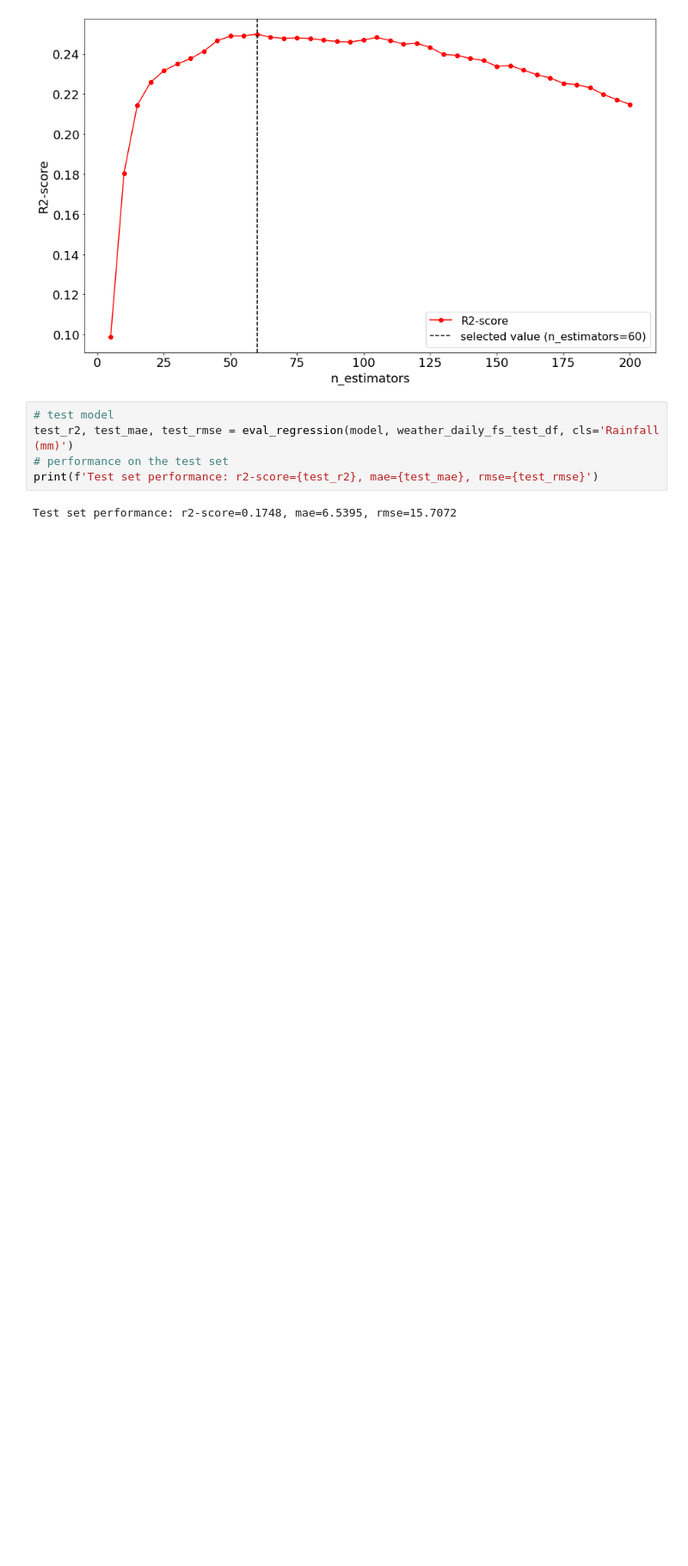
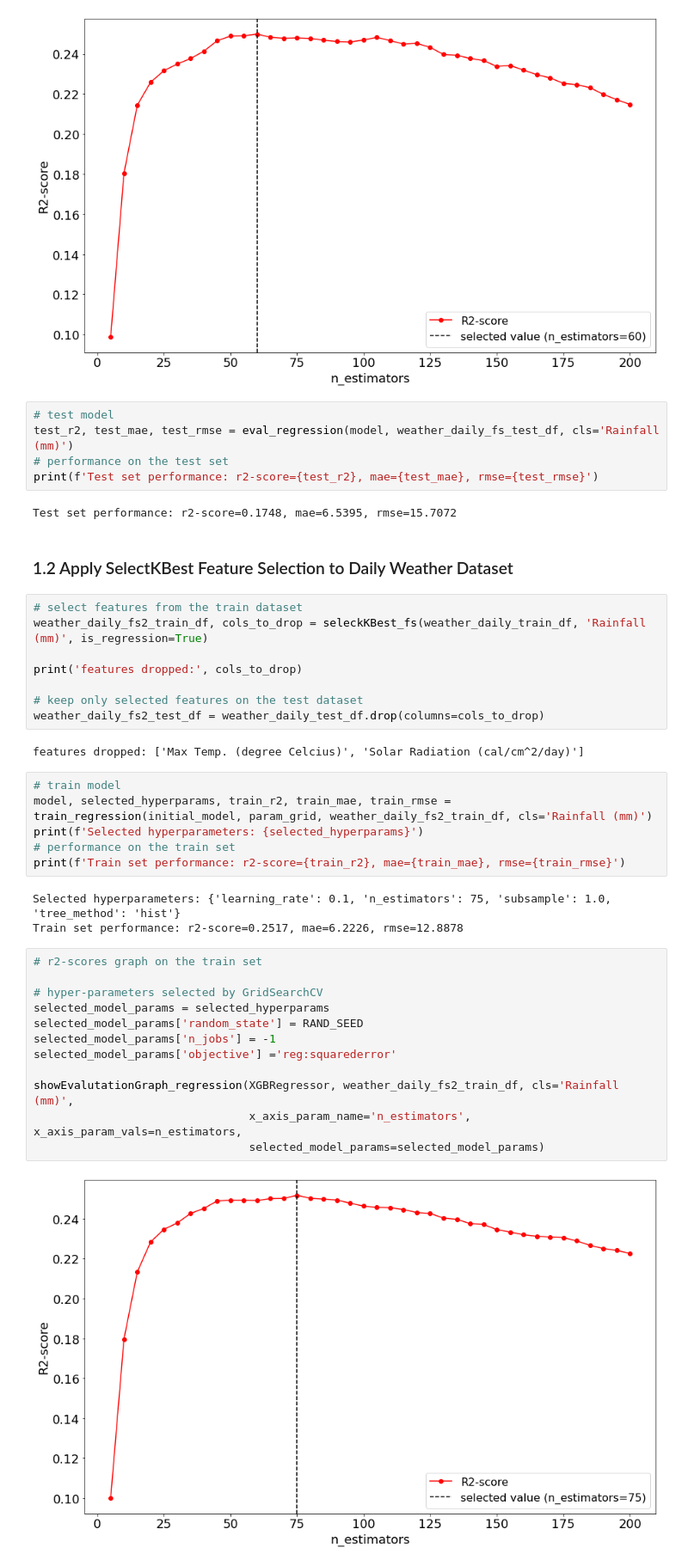
Before and after one commit to RifatIslamOmio/Weather-WaterLevel-Prediction-ML, a Jupyter notebook: Notebooks/brri-dataset/experimentations/regression/selected_algorithms/xgboost_regression.ipynb, the cells around one changed output. Shown at 86% size. Saved outputs shown, nothing was run; the diff lists cells and outputs as text; blank space fills up the shorter version.

Commit message:
update xgboost regression, ran section 1.2 (selectKBest) #14

```diff
--- a/Notebooks/brri-dataset/experimentations/regression/selected_algorithms/xgboost_regression.ipynb
+++ b/Notebooks/brri-dataset/experimentations/regression/selected_algorithms/xgboost_regression.ipynb
@@ -121,3 +121,38 @@ test_r2, test_mae, test_rmse = eval_regression(model, weather_daily_fs_test_df,
 print(f'Test set performance: r2-score={test_r2}, mae={test_mae}, rmse={test_rmse}')
 # %% [output]
 Test set performance: r2-score=0.1748, mae=6.5395, rmse=15.7072
+# %% [markdown]
+### 1.2 Apply SelectKBest Feature Selection to Daily Weather Dataset
+# %%
+# select features from the train dataset
+weather_daily_fs2_train_df, cols_to_drop = seleckKBest_fs(weather_daily_train_df, 'Rainfall (mm)', is_regression=True)
+
+print('features dropped:', cols_to_drop)
+
+# keep only selected features on the test dataset
+weather_daily_fs2_test_df = weather_daily_test_df.drop(columns=cols_to_drop)
+# %% [output]
+features dropped: ['Max Temp. (degree Celcius)', 'Solar Radiation (cal/cm^2/day)']
+# %%
+# train model
+model, selected_hyperparams, train_r2, train_mae, train_rmse = train_regression(initial_model, param_grid, weather_daily_fs2_train_df, cls='Rainfall (mm)')
+print(f'Selected hyperparameters: {selected_hyperparams}')
+# performance on the train set
+print(f'Train set performance: r2-score={train_r2}, mae={train_mae}, rmse={train_rmse}')
+# %% [output]
+Selected hyperparameters: {'learning_rate': 0.1, 'n_estimators': 75, 'subsample': 1.0, 'tree_method': 'hist'}
+Train set performance: r2-score=0.2517, mae=6.2226, rmse=12.8878
+# %%
+# r2-scores graph on the train set
+
+# hyper-parameters selected by GridSearchCV
+selected_model_params = selected_hyperparams
+selected_model_params['random_state'] = RAND_SEED
+selected_model_params['n_jobs'] = -1
+selected_model_params['objective'] ='reg:squarederror'
+
+showEvalutationGraph_regression(XGBRegressor, weather_daily_fs2_train_df, cls='Rainfall (mm)',
+                                x_axis_param_name='n_estimators', x_axis_param_vals=n_estimators,
+                                selected_model_params=selected_model_params)
+# %% [output]
+[figure, added]
```
Also changed, not shown: parts of 2 cells of this notebook.
